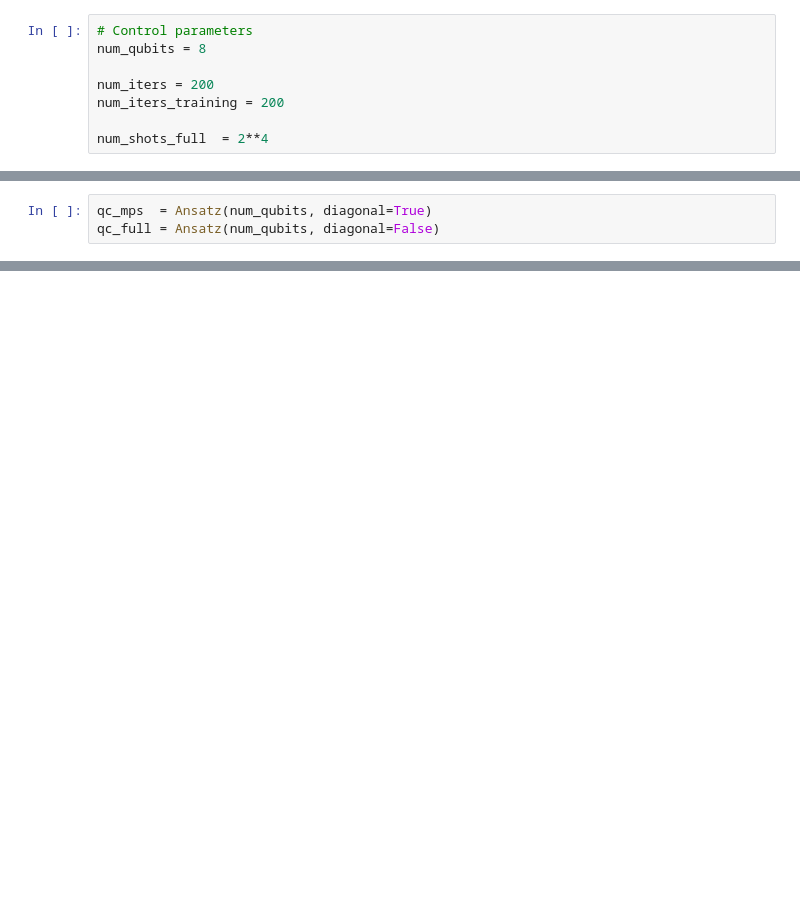
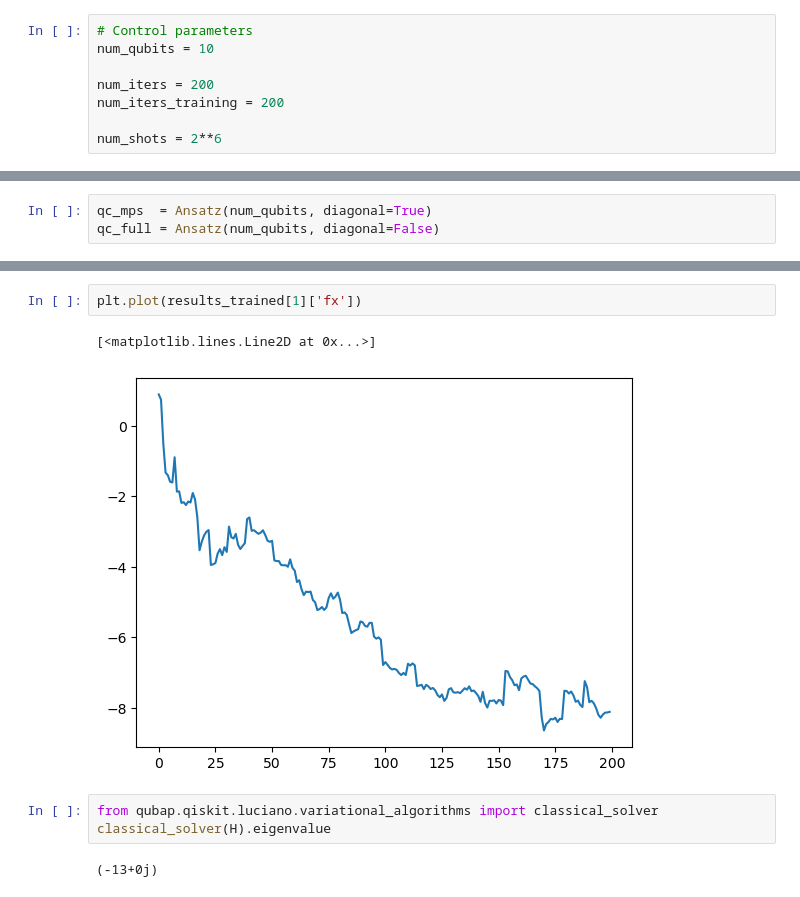
Before and after one commit to jgidi/quantum-barren-plateaus, a Jupyter notebook: notebooks/jorge/MPS_pre-training.ipynb, the cells around one changed output, grey strips where cells are left out. Saved outputs shown, nothing was run; the diff lists cells and outputs as text; blank space fills up the shorter version.

```diff
--- a/notebooks/jorge/MPS_pre-training.ipynb
+++ b/notebooks/jorge/MPS_pre-training.ipynb
@@ -12,9 +13,9 @@ from qubap.qiskit.luciano.variational_algorithms import VQE, energy_evaluation
 from qiskit_aer import AerSimulator
 # %%
 # Control parameters
-num_qubits = 8
+num_qubits = 10
 
 num_iters = 200
 num_iters_training = 200
 
-num_shots_full  = 2**4
+num_shots = 2**6
@@ -39,0 +47,10 @@ plt.legend(loc='best')
+# %%
+plt.plot(results_trained[1]['fx'])
+# %% [output]
+[<matplotlib.lines.Line2D at 0x...>]
+[figure, added]
+# %%
+from qubap.qiskit.luciano.variational_algorithms import classical_solver
+classical_solver(H).eigenvalue
+# %% [output]
+(-13+0j)
```
Also changed, not shown: parts of 7 cells of this notebook.
